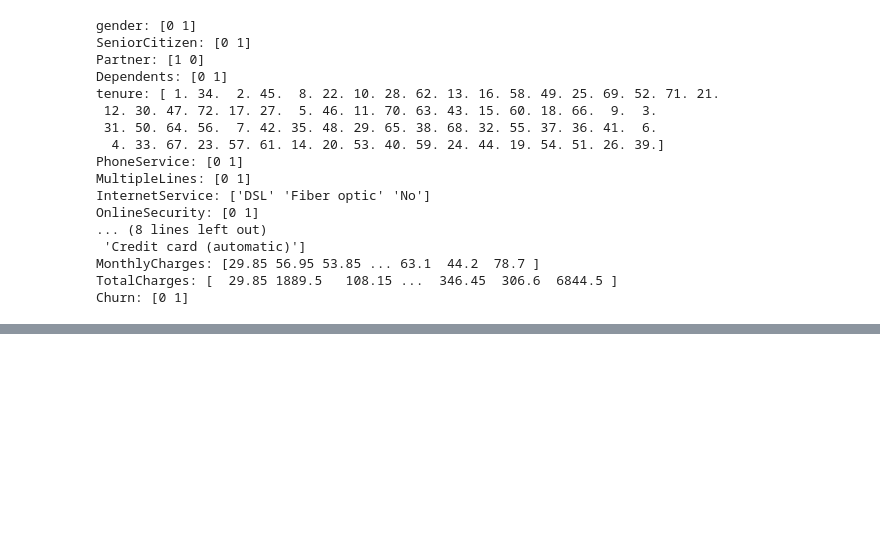
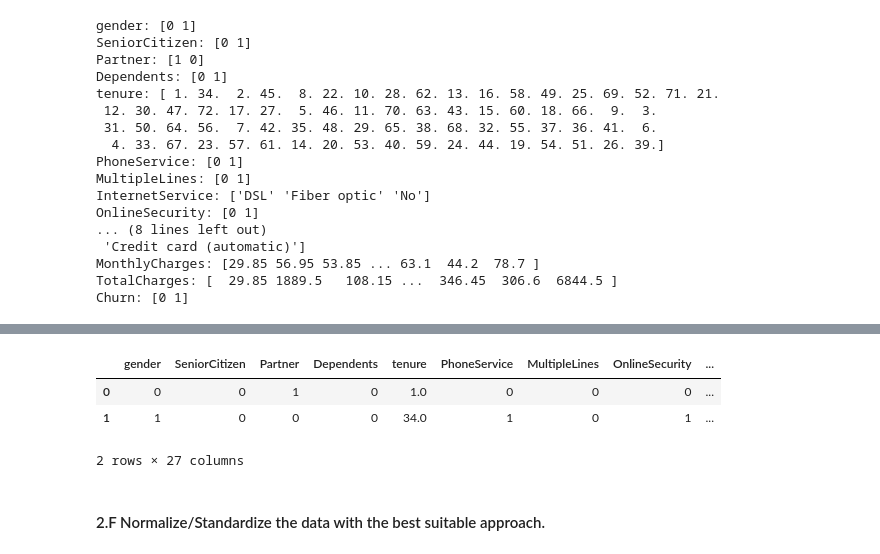
Before and after one commit to MohitBansal9013/AIML-Ensenble-Learnings, a Jupyter notebook: Ensemble-Learning-Project-Mohit-Bansal.ipynb, the cells around one changed output, grey strips where cells are left out. Saved outputs shown, nothing was run; the diff lists cells and outputs as text; code cells hidden in the pictures; blank space fills up the shorter version.

```diff
--- a/Ensemble-Learning-Project-Mohit-Bansal.ipynb
+++ b/Ensemble-Learning-Project-Mohit-Bansal.ipynb
@@ -544,0 +547,2 @@ Churn: [0 1]
+# %%
+final_data = pd.get_dummies(data=final_data, columns=['InternetService', 'Contract', 'PaymentMethod'])
@@ -544,0 +590,9 @@ Churn: [0 1]
+# %%
+final_data.head(2)
+# %% [output]
+|  | gender | SeniorCitizen | Partner | Dependents | tenure | PhoneService | MultipleLines | OnlineSecurity | ... |
+| 0 | 0 | 0 | 1 | 0 | 1.0 | 0 | 0 | 0 | ... |
+| 1 | 1 | 0 | 0 | 0 | 34.0 | 1 | 0 | 1 | ... |
+2 rows × 27 columns
+# %% [markdown]
+#### 2.F Normalize/Standardize the data with the best suitable approach.
```
Also changed, not shown: parts of 44 cells of this notebook.
